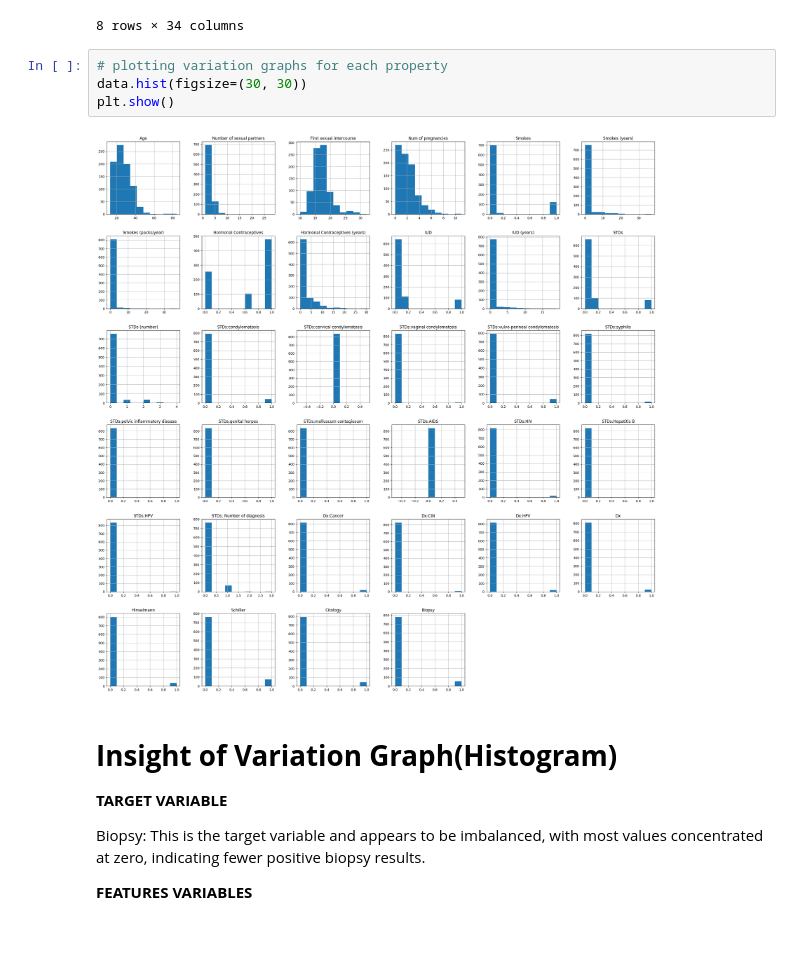
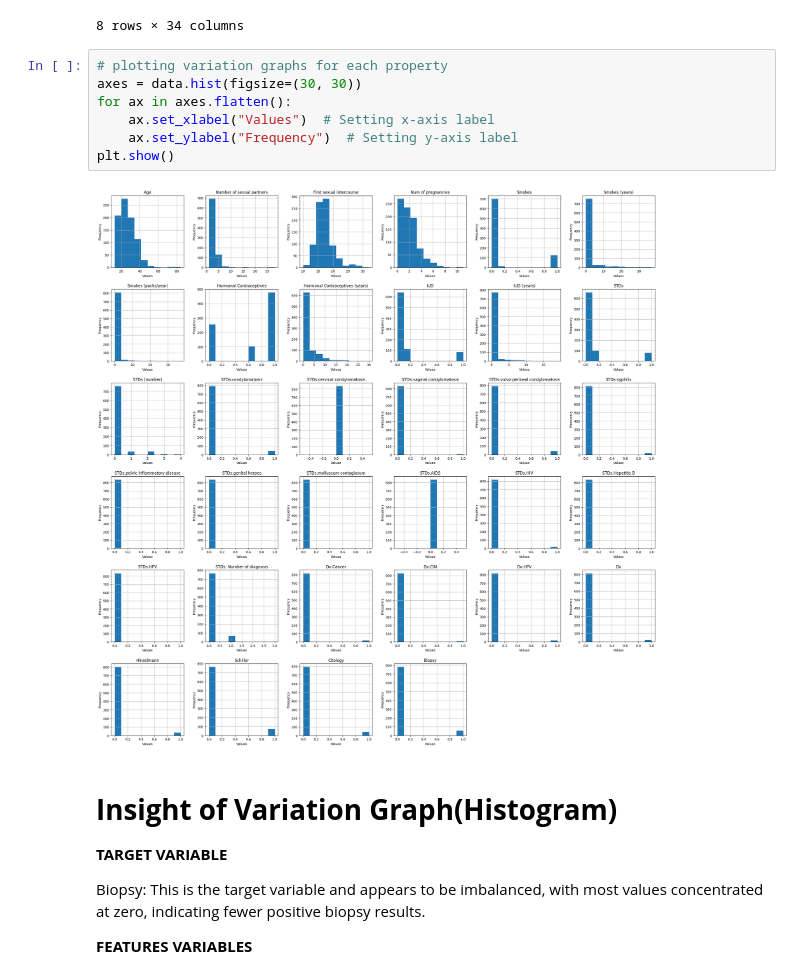
Before and after one commit to va22abb/Msc-Data-Project-Comparative-study-of-machine-learning-algorithms-in-predicting-cervical-cancer, a Jupyter notebook: Cervical_Cancer_Code.ipynb, the cells around one changed output. Saved outputs shown, nothing was run; the diff lists cells and outputs as text; blank space fills up the shorter version.

```diff
--- a/Cervical_Cancer_Code.ipynb
+++ b/Cervical_Cancer_Code.ipynb
@@ -223,10 +229,13 @@ data.describe()
 8 rows × 34 columns
 # %%
 # plotting variation graphs for each property
-data.hist(figsize=(30, 30))
+axes = data.hist(figsize=(30, 30))
+for ax in axes.flatten():
+    ax.set_xlabel("Values")  # Setting x-axis label
+    ax.set_ylabel("Frequency")  # Setting y-axis label
 plt.show()
 # %% [output]
-[figure, old version]
+[figure, new version]
 # %% [markdown]
 # **Insight of Variation Graph(Histogram)**
 
```
Also changed, not shown: parts of 14 cells of this notebook.
